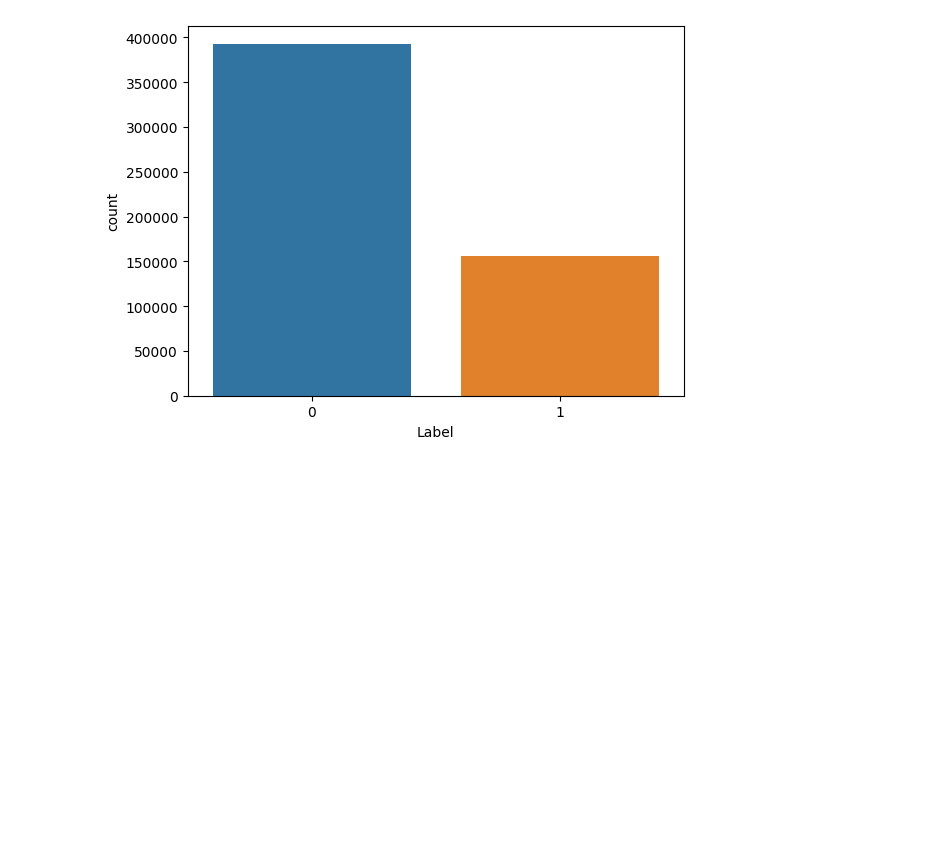
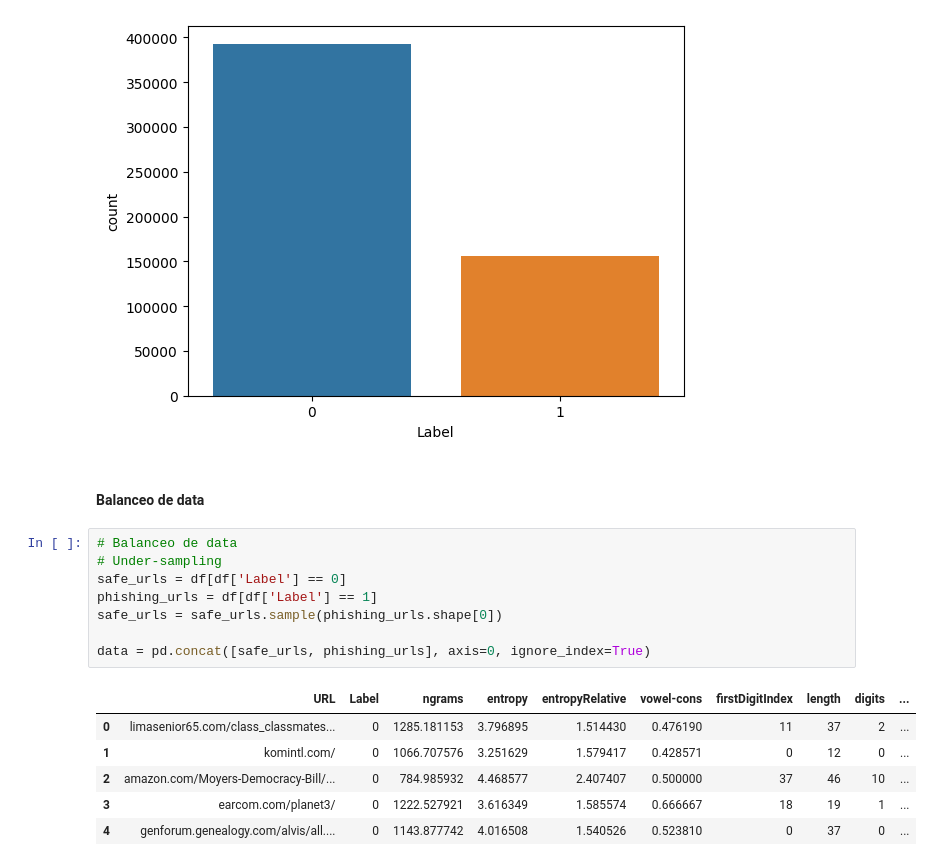
Before and after one commit to andresdlRoca/Guardian_Virtual, a Jupyter notebook: scripts/dev/url_detection.ipynb, the cells around one changed output. Saved outputs shown, nothing was run; the diff lists cells and outputs as text; blank space fills up the shorter version.

```diff
--- a/scripts/dev/url_detection.ipynb
+++ b/scripts/dev/url_detection.ipynb
@@ -379,3 +379,20 @@ sns.countplot(x='Label', data=df)
 # %% [output]
 <AxesSubplot: xlabel='Label', ylabel='count'>
 [figure]
+# %% [markdown]
+#### Balanceo de data
+# %%
+# Balanceo de data
+# Under-sampling
+safe_urls = df[df['Label'] == 0]
+phishing_urls = df[df['Label'] == 1]
+safe_urls = safe_urls.sample(phishing_urls.shape[0])
+
+data = pd.concat([safe_urls, phishing_urls], axis=0, ignore_index=True)
+# %% [output]
+|  | URL | Label | ngrams | entropy | entropyRelative | vowel-cons | firstDigitIndex | length | digits | ... |
+| 0 | limasenior65.com/class_classmates... | 0 | 1285.181153 | 3.796895 | 1.514430 | 0.476190 | 11 | 37 | 2 | ... |
+| 1 | komintl.com/ | 0 | 1066.707576 | 3.251629 | 1.579417 | 0.428571 | 0 | 12 | 0 | ... |
+| 2 | amazon.com/Moyers-Democracy-Bill/... | 0 | 784.985932 | 4.468577 | 2.407407 | 0.500000 | 37 | 46 | 10 | ... |
+| 3 | earcom.com/planet3/ | 0 | 1222.527921 | 3.616349 | 1.585574 | 0.666667 | 18 | 19 | 1 | ... |
+| 4 | genforum.genealogy.com/alvis/all.... | 0 | 1143.877742 | 4.016508 | 1.540526 | 0.523810 | 0 | 37 | 0 | ... |
```
Also changed, not shown: parts of 8 cells of this notebook.
